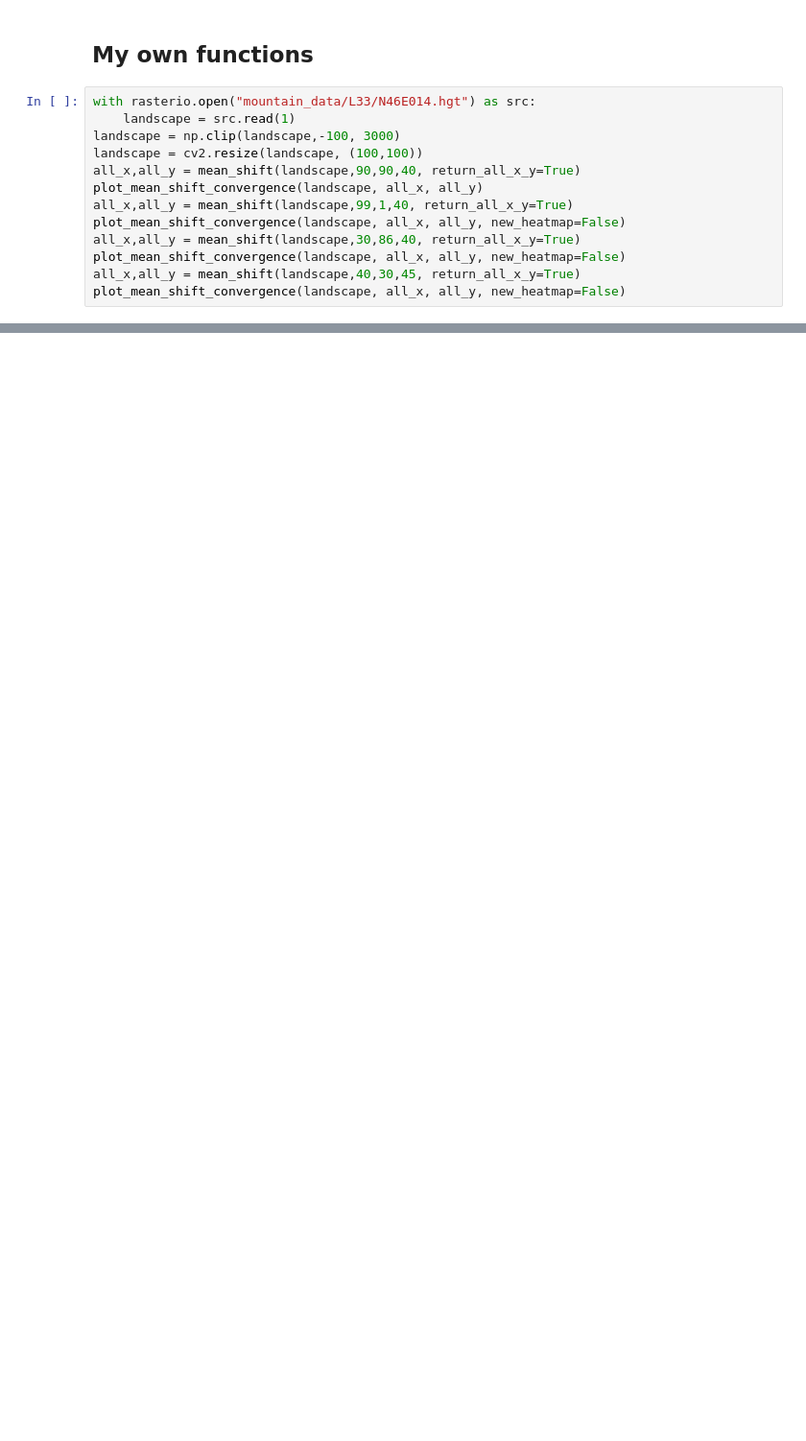
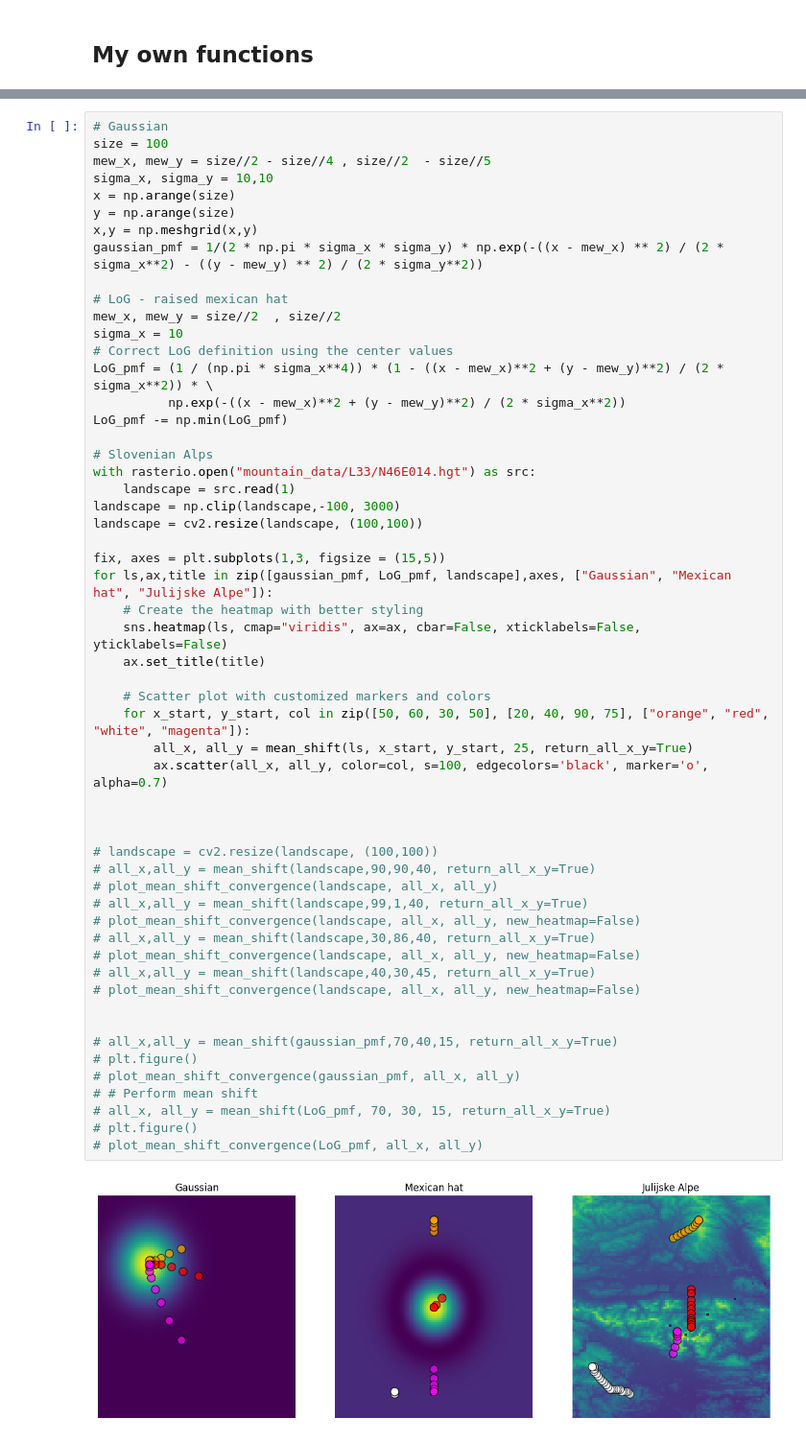
Before and after one commit to markoMedved/Advanced-methods-in-computer-vision-assignments, a Jupyter notebook: Mean-Shift-tracking/mean_shift.ipynb, the cells around one changed output, grey strips where cells are left out. Shown: that part at 96% size. Drawn from its saved outputs; the diff is of its cells as text; blank space fills up the shorter version.

```diff
--- a/Mean-Shift-tracking/mean_shift.ipynb
+++ b/Mean-Shift-tracking/mean_shift.ipynb
@@ -126,15 +142,2 @@ plot_mean_shift_convergence(landscape, all_x, all_y)
 # %% [markdown]
 ## My own functions
-# %%
-with rasterio.open("mountain_data/L33/N46E014.hgt") as src:
-    landscape = src.read(1)
-landscape = np.clip(landscape,-100, 3000)
-landscape = cv2.resize(landscape, (100,100))
-all_x,all_y = mean_shift(landscape,90,90,40, return_all_x_y=True)
-plot_mean_shift_convergence(landscape, all_x, all_y)
-all_x,all_y = mean_shift(landscape,99,1,40, return_all_x_y=True)
-plot_mean_shift_convergence(landscape, all_x, all_y, new_heatmap=False)
-all_x,all_y = mean_shift(landscape,30,86,40, return_all_x_y=True)
-plot_mean_shift_convergence(landscape, all_x, all_y, new_heatmap=False)
-all_x,all_y = mean_shift(landscape,40,30,45, return_all_x_y=True)
-plot_mean_shift_convergence(landscape, all_x, all_y, new_heatmap=False)
@@ -170,0 +144,57 @@ plot_mean_shift_convergence(laplacian_pmf, all_x, all_y)
+# %%
+# Gaussian
+size = 100
+mew_x, mew_y = size//2 - size//4 , size//2  - size//5
+sigma_x, sigma_y = 10,10
+x = np.arange(size)
+y = np.arange(size)
+x,y = np.meshgrid(x,y)
+gaussian_pmf = 1/(2 * np.pi * sigma_x * sigma_y) * np.exp(-((x - mew_x) ** 2) / (2 * sigma_x**2) - ((y - mew_y) ** 2) / (2 * sigma_y**2))
+
+# LoG - raised mexican hat
+mew_x, mew_y = size//2  , size//2
+sigma_x = 10
+# Correct LoG definition using the center values
+LoG_pmf = (1 / (np.pi * sigma_x**4)) * (1 - ((x - mew_x)**2 + (y - mew_y)**2) / (2 * sigma_x**2)) * \
+          np.exp(-((x - mew_x)**2 + (y - mew_y)**2) / (2 * sigma_x**2))
+LoG_pmf -= np.min(LoG_pmf)
+
+# Slovenian Alps
+with rasterio.open("mountain_data/L33/N46E014.hgt") as src:
+    landscape = src.read(1)
+landscape = np.clip(landscape,-100, 3000)
+landscape = cv2.resize(landscape, (100,100))
+
+fix, axes = plt.subplots(1,3, figsize = (15,5))
+for ls,ax,title in zip([gaussian_pmf, LoG_pmf, landscape],axes, ["Gaussian", "Mexican hat", "Julijske Alpe"]):
+    # Create the heatmap with better styling
+    sns.heatmap(ls, cmap="viridis", ax=ax, cbar=False, xticklabels=False, yticklabels=False)
+    ax.set_title(title)
+
+    # Scatter plot with customized markers and colors
+    for x_start, y_start, col in zip([50, 60, 30, 50], [20, 40, 90, 75], ["orange", "red", "white", "magenta"]):
+        all_x, all_y = mean_shift(ls, x_start, y_start, 25, return_all_x_y=True)
+        ax.scatter(all_x, all_y, color=col, s=100, edgecolors='black', marker='o', alpha=0.7)
+
+
+
+# landscape = cv2.resize(landscape, (100,100))
+# all_x,all_y = mean_shift(landscape,90,90,40, return_all_x_y=True)
+# plot_mean_shift_convergence(landscape, all_x, all_y)
+# all_x,all_y = mean_shift(landscape,99,1,40, return_all_x_y=True)
+# plot_mean_shift_convergence(landscape, all_x, all_y, new_heatmap=False)
+# all_x,all_y = mean_shift(landscape,30,86,40, return_all_x_y=True)
+# plot_mean_shift_convergence(landscape, all_x, all_y, new_heatmap=False)
+# all_x,all_y = mean_shift(landscape,40,30,45, return_all_x_y=True)
+# plot_mean_shift_convergence(landscape, all_x, all_y, new_heatmap=False)
+
+
+# all_x,all_y = mean_shift(gaussian_pmf,70,40,15, return_all_x_y=True)
+# plt.figure()
+# plot_mean_shift_convergence(gaussian_pmf, all_x, all_y)
+# # Perform mean shift
+# all_x, all_y = mean_shift(LoG_pmf, 70, 30, 15, return_all_x_y=True)
+# plt.figure()
+# plot_mean_shift_convergence(LoG_pmf, all_x, all_y)
+# %% [output]
+[figure, added]
```
Also changed, not shown: parts of 6 cells of this notebook, 12 other files.
